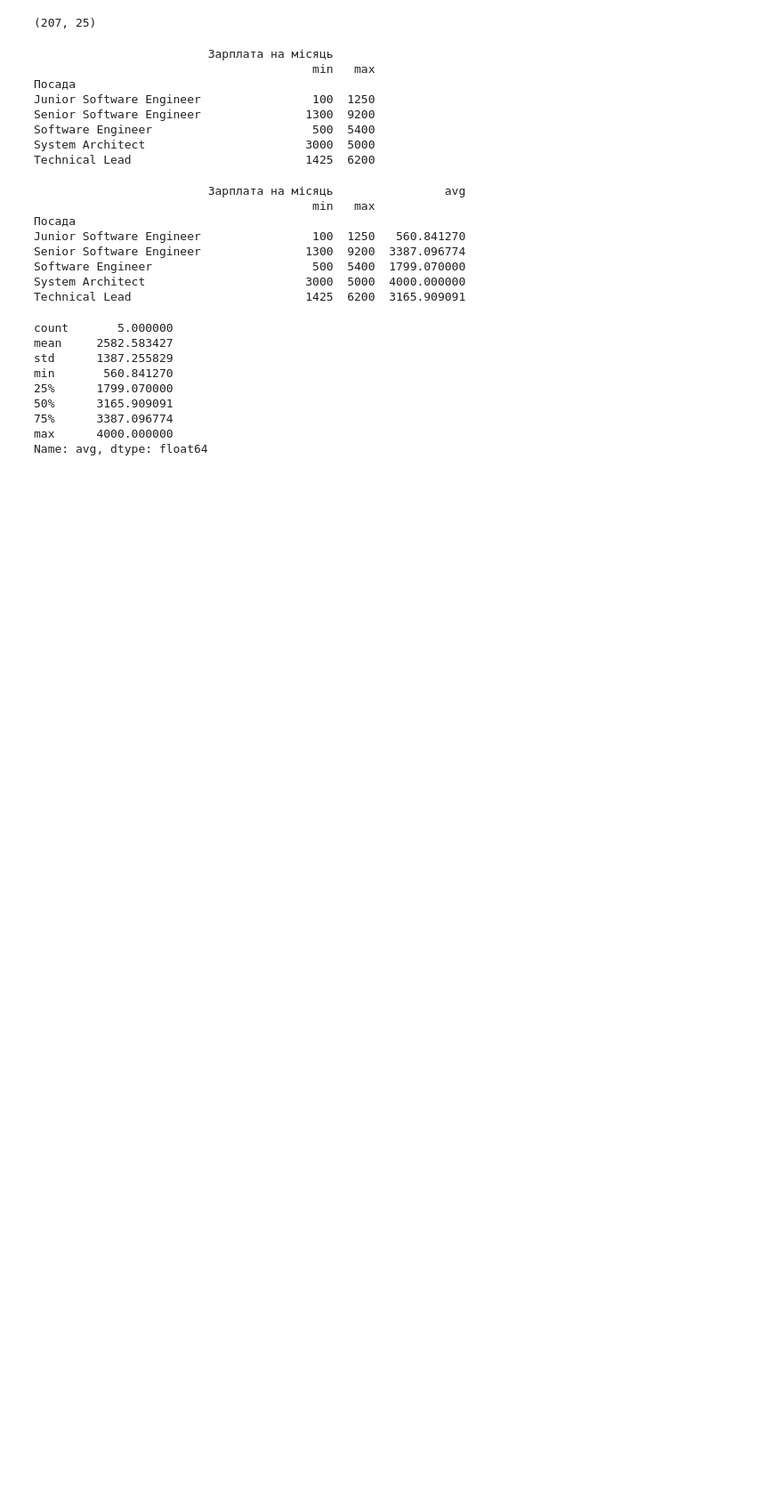
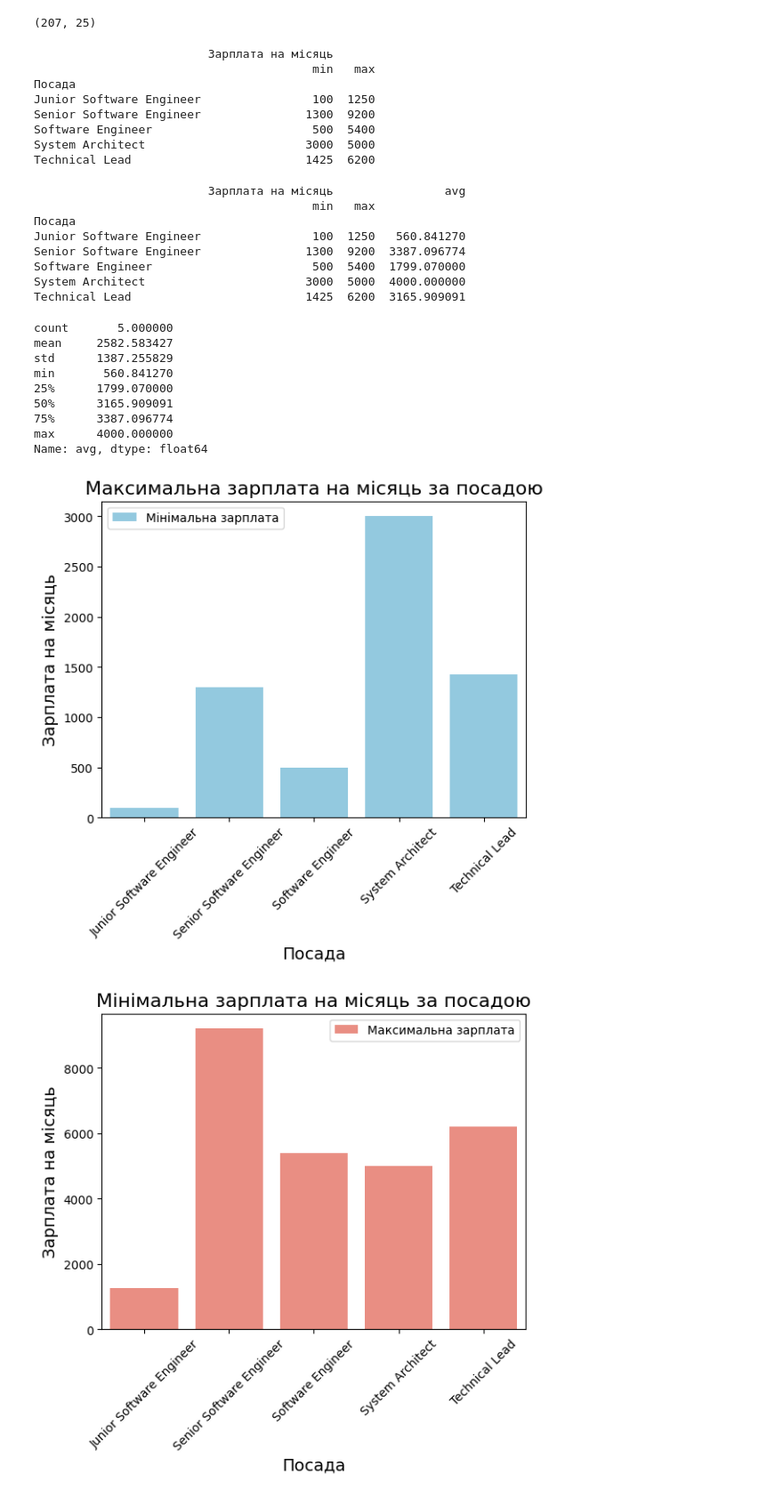
Before and after one commit to Sedzay/les4, a Jupyter notebook: Hw2_2.ipynb, the cells around one changed output. Shown: that part at 89% size. Cells and saved outputs as stored; diff of their text form; code cells hidden in the pictures; blank space fills up the shorter version.

```diff
--- a/Hw2_2.ipynb
+++ b/Hw2_2.ipynb
@@ -204,3 +212,30 @@ Name: avg, dtype: float64
 # %%
 #Збережіть отриману таблицю в CSV файл
 aggregated_data.to_csv('aggregated_data.csv')
+# %%
+import matplotlib.pyplot as plt
+import seaborn as sns
+
+salary_data = aggregated_data.loc[['Junior Software Engineer', 'Senior Software Engineer', 'Software Engineer', 'System Architect', 'Technical Lead']]
+
+# Побудова графіку
+
+sns.barplot(x=salary_data.index, y=salary_data[('Зарплата на місяць', 'min')], color='skyblue', label='Мінімальна зарплата')
+
+plt.title('Максимальна зарплата на місяць за посадою', fontsize=16)
+plt.xlabel('Посада', fontsize=14)
+plt.ylabel('Зарплата на місяць', fontsize=14)
+plt.xticks(rotation=45)
+plt.legend()
+plt.show()
+sns.barplot(x=salary_data.index, y=salary_data[('Зарплата на місяць', 'max')], color='salmon', label='Максимальна зарплата')
+
+plt.title('Мінімальна зарплата на місяць за посадою', fontsize=16)
+plt.xlabel('Посада', fontsize=14)
+plt.ylabel('Зарплата на місяць', fontsize=14)
+plt.xticks(rotation=45)
+plt.legend()
+plt.show()
+# %% [output]
+[figure, added]
+[figure, added]
```
Also changed, not shown: parts of 3 cells of this notebook.
